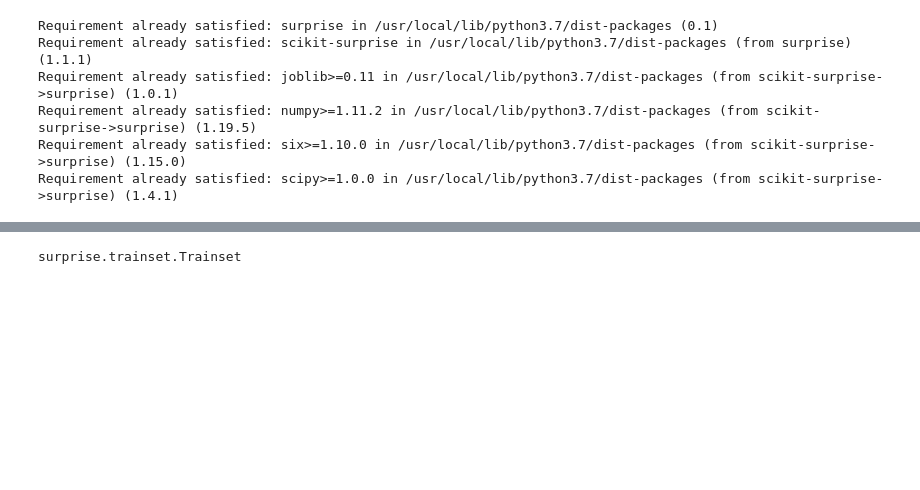
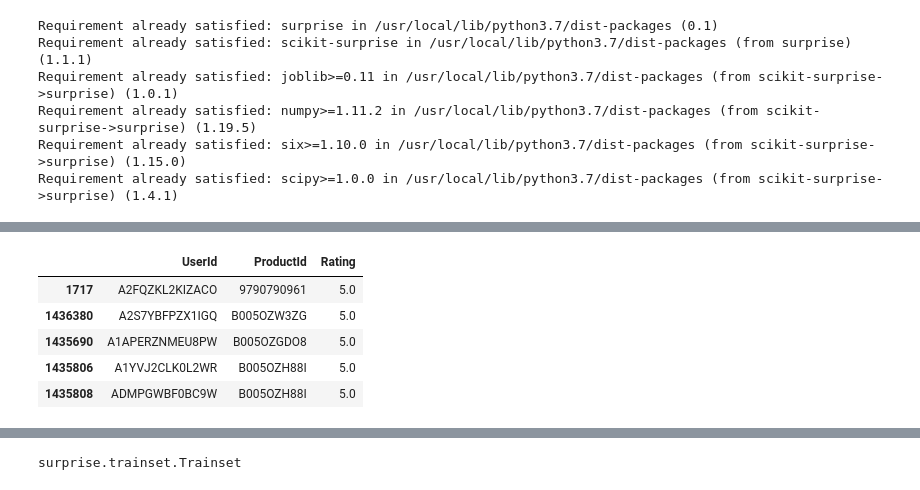
Before and after one commit to SajalSinha/ProductRecommendationEngine, a Jupyter notebook: Product_Recommendation_Engine_Capstone_Project.ipynb, the cells around one changed output, grey strips where cells are left out. Saved outputs shown, nothing was run; the diff lists cells and outputs as text; code cells hidden in the pictures; blank space fills up the shorter version.

```diff
--- a/Product_Recommendation_Engine_Capstone_Project.ipynb
+++ b/Product_Recommendation_Engine_Capstone_Project.ipynb
@@ -360,4 +371,11 @@ NameError: ignored
 # %%
-top_ratings_df.sort_values(by='ratings', ascending=False).head()
+top_ratings_df.sort_values(by='Rating', ascending=False).head()
+# %% [output]
+|  | UserId | ProductId | Rating |
+| 1717 | A2FQZKL2KIZACO | 9790790961 | 5.0 |
+| 1436380 | A2S7YBFPZX1IGQ | B005OZW3ZG | 5.0 |
+| 1435690 | A1APERZNMEU8PW | B005OZGDO8 | 5.0 |
+| 1435806 | A1YVJ2CLK0L2WR | B005OZH88I | 5.0 |
+| 1435808 | ADMPGWBF0BC9W | B005OZH88I | 5.0 |
 # %%
 top_ratings_df.shape
```
Also changed, not shown: parts of 16 cells of this notebook.
